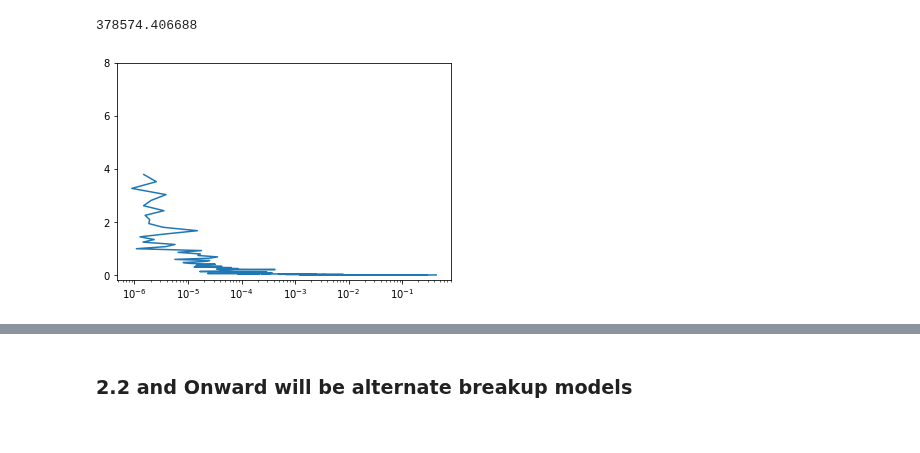
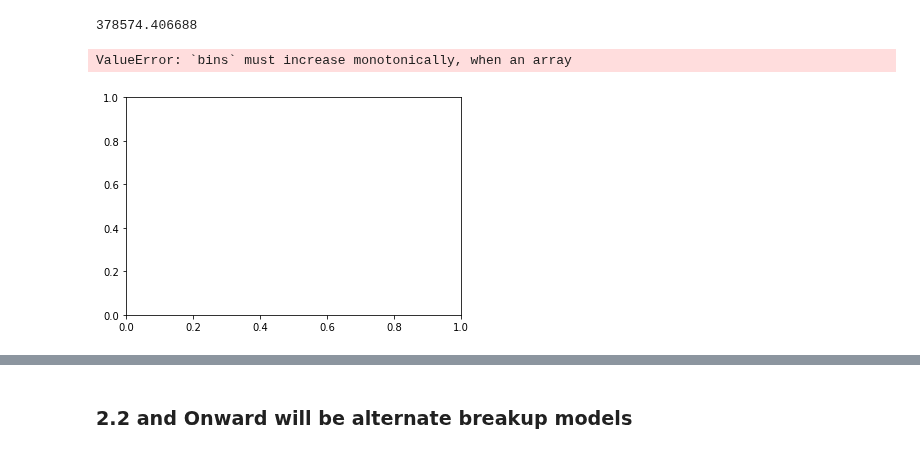
Before and after one commit to ReeceHumphreys/ODAP, a Jupyter notebook: Kessler.ipynb, the cells around one changed output, grey strips where cells are left out. Drawn from its saved outputs; the diff is of its cells as text; code cells hidden in the pictures.

Commit message:
Issues with numpy histogram

```diff
--- a/Kessler.ipynb
+++ b/Kessler.ipynb
@@ -500,15 +500,16 @@ print(x)
 # %%
 import numpy as np
 
 bins = np.geomspace(0.001, 0.1, 100) # fragments
 fragments = [number_fragments(b, 1000, 10, 10, True, debris_category.soc) / 10**5 for b in bins ]
 areas = np.array([avg_area(b) for b in bins])
 
 AM = np.array([(10**distribution_AM(np.log10(b), debris_category.soc)) for b in bins])
 M = (areas/AM ).tolist()
-plt.plot(M, fragments)
-plt.gca().set_xscale("log")
-plt.yticks([0,2,4,6,8])
-plt.show()
+indexes = []
+for i in range(len(M)):
+    indexes.append(i)
+plt.hist(fragments, bins=M)
 # %% [output]
+ValueError: `bins` must increase monotonically, when an array
-[figure, old version]
+[figure, new version]
```
Also changed, not shown: parts of 1 cell of this notebook.
